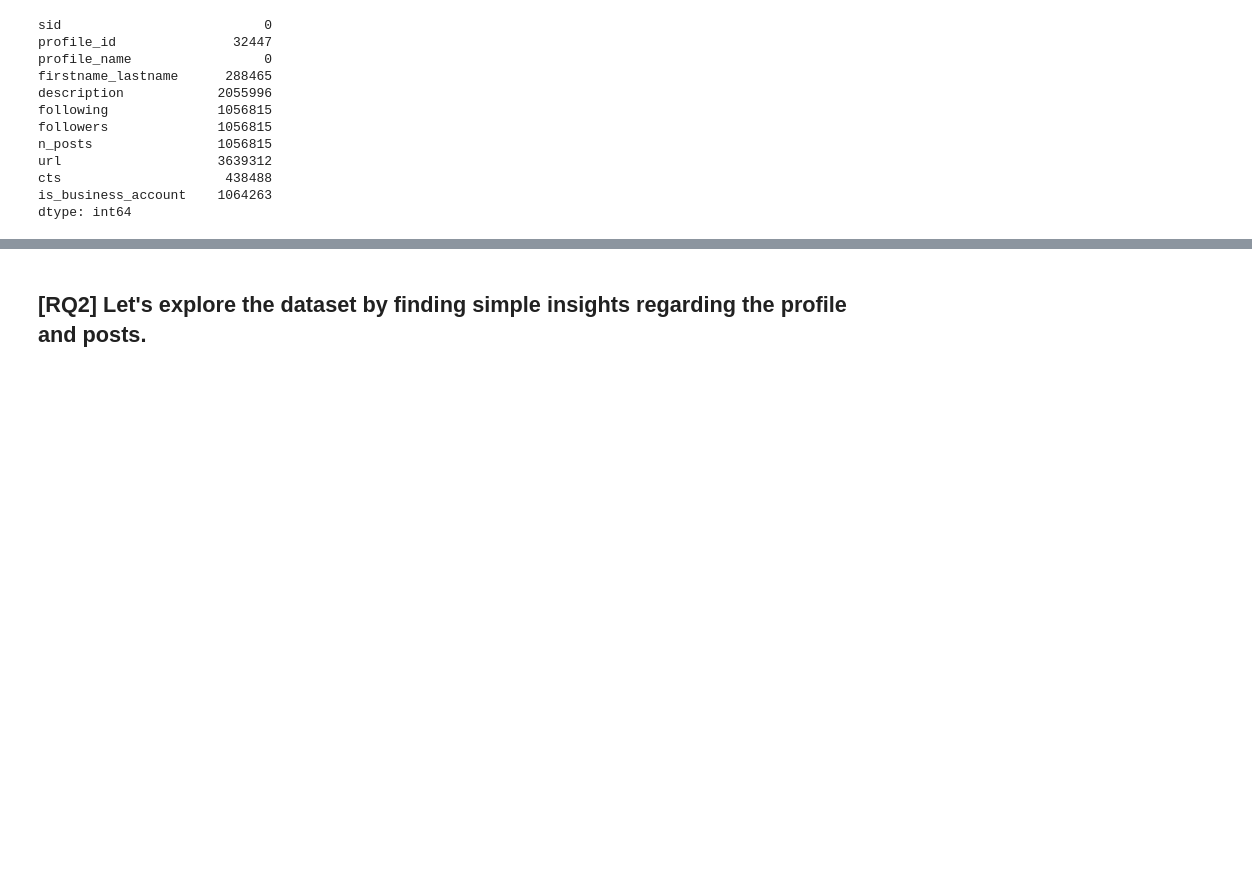
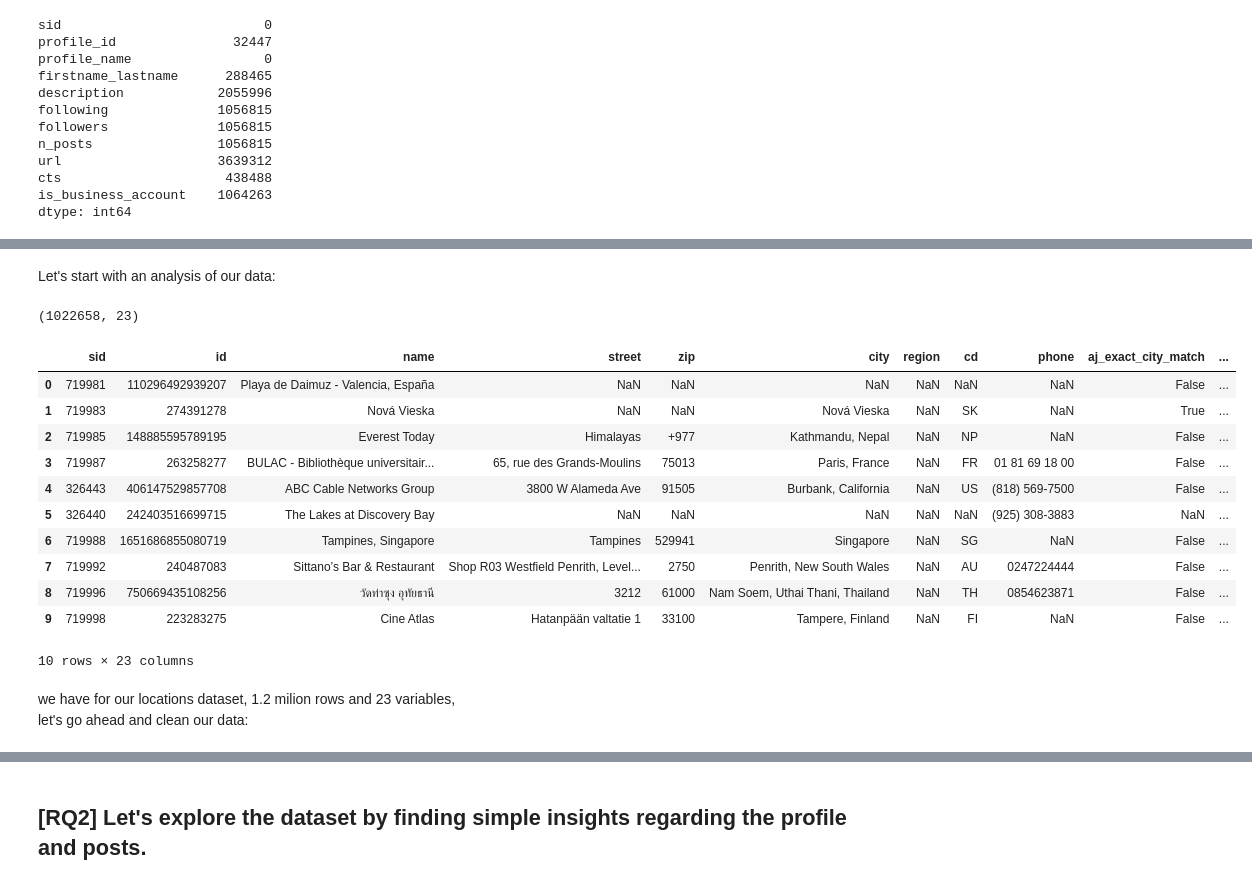
Before and after one commit to Vah1d/ADM-HW2, a Jupyter notebook: HW2.ipynb, the cells around one changed output, grey strips where cells are left out. Drawn from its saved outputs; the diff is of its cells as text; code cells hidden in the pictures; blank space fills up the shorter version.

```diff
--- a/HW2.ipynb
+++ b/HW2.ipynb
@@ -33,0 +149,22 @@ dtype: int64
+# %% [markdown]
+Let's start with an analysis of our data:
+# %%
+print(data_locations.shape)
+data_locations.head(10)
+# %% [output]
+(1022658, 23)
+|  | sid | id | name | street | zip | city | region | cd | phone | aj_exact_city_match | ... |
+| 0 | 719981 | 110296492939207 | Playa de Daimuz - Valencia, España | NaN | NaN | NaN | NaN | NaN | NaN | False | ... |
+| 1 | 719983 | 274391278 | Nová Vieska | NaN | NaN | Nová Vieska | NaN | SK | NaN | True | ... |
+| 2 | 719985 | 148885595789195 | Everest Today | Himalayas | +977 | Kathmandu, Nepal | NaN | NP | NaN | False | ... |
+| 3 | 719987 | 263258277 | BULAC - Bibliothèque universitair... | 65, rue des Grands-Moulins | 75013 | Paris, France | NaN | FR | 01 81 69 18 00 | False | ... |
+| 4 | 326443 | 406147529857708 | ABC Cable Networks Group | 3800 W Alameda Ave | 91505 | Burbank, California | NaN | US | (818) 569-7500 | False | ... |
+| 5 | 326440 | 242403516699715 | The Lakes at Discovery Bay | NaN | NaN | NaN | NaN | NaN | (925) 308-3883 | NaN | ... |
+| 6 | 719988 | 1651686855080719 | Tampines, Singapore | Tampines | 529941 | Singapore | NaN | SG | NaN | False | ... |
+| 7 | 719992 | 240487083 | Sittano’s Bar & Restaurant | Shop R03 Westfield Penrith, Level... | 2750 | Penrith, New South Wales | NaN | AU | 0247224444 | False | ... |
+| 8 | 719996 | 750669435108256 | วัดท่าซุง อุทัยธานี | 3212 | 61000 | Nam Soem, Uthai Thani, Thailand | NaN | TH | 0854623871 | False | ... |
+| 9 | 719998 | 223283275 | Cine Atlas | Hatanpään valtatie 1 | 33100 | Tampere, Finland | NaN | FI | NaN | False | ... |
+10 rows × 23 columns
+# %% [markdown]
+we have for our locations dataset, 1.2 milion rows and 23 variables,
+let's go ahead and clean our data:
```
Also changed, not shown: parts of 27 cells of this notebook, 1 other file.
